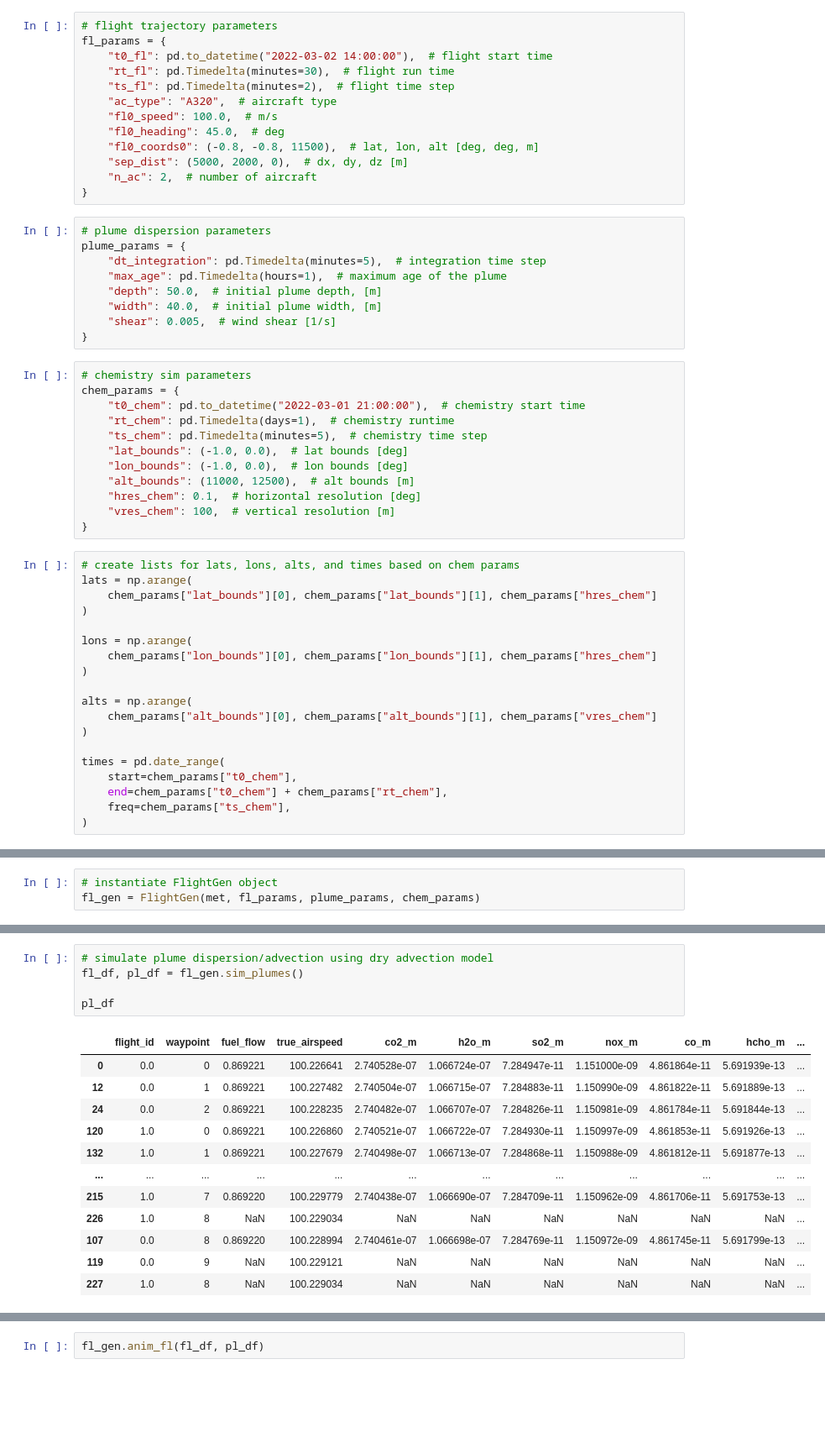
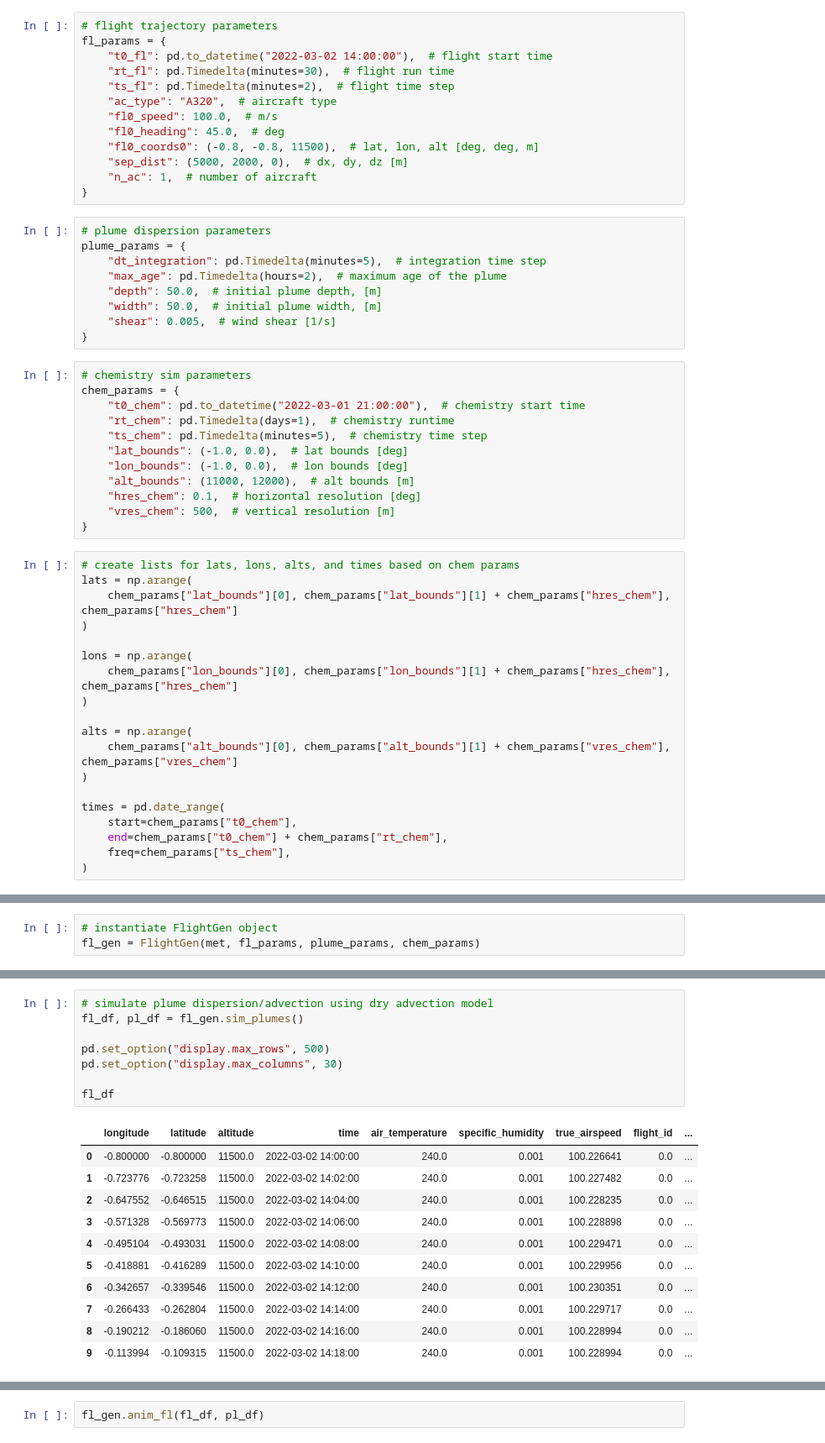
Before and after one commit to ktait98/pycontrails_kt, a Jupyter notebook: docs/notebooks/boxm.ipynb, the cells around one changed output, grey strips where cells are left out. Shown at 84% size. Saved outputs shown, nothing was run; the diff lists cells and outputs as text; blank space fills up the shorter version.

```diff
--- a/docs/notebooks/boxm.ipynb
+++ b/docs/notebooks/boxm.ipynb
@@ -49,15 +49,15 @@ fl_params = {
     "fl0_heading": 45.0,  # deg
     "fl0_coords0": (-0.8, -0.8, 11500),  # lat, lon, alt [deg, deg, m]
     "sep_dist": (5000, 2000, 0),  # dx, dy, dz [m]
-    "n_ac": 2,  # number of aircraft
+    "n_ac": 1,  # number of aircraft
 }
 # %%
 # plume dispersion parameters
 plume_params = {
     "dt_integration": pd.Timedelta(minutes=5),  # integration time step
-    "max_age": pd.Timedelta(hours=1),  # maximum age of the plume
+    "max_age": pd.Timedelta(hours=2),  # maximum age of the plume
     "depth": 50.0,  # initial plume depth, [m]
-    "width": 40.0,  # initial plume width, [m]
+    "width": 50.0,  # initial plume width, [m]
     "shear": 0.005,  # wind shear [1/s]
 }
 # %%
@@ -68,22 +68,22 @@ chem_params = {
     "ts_chem": pd.Timedelta(minutes=5),  # chemistry time step
     "lat_bounds": (-1.0, 0.0),  # lat bounds [deg]
     "lon_bounds": (-1.0, 0.0),  # lon bounds [deg]
-    "alt_bounds": (11000, 12500),  # alt bounds [m]
+    "alt_bounds": (11000, 12000),  # alt bounds [m]
     "hres_chem": 0.1,  # horizontal resolution [deg]
-    "vres_chem": 100,  # vertical resolution [m]
+    "vres_chem": 500,  # vertical resolution [m]
 }
 # %%
 # create lists for lats, lons, alts, and times based on chem params
 lats = np.arange(
-    chem_params["lat_bounds"][0], chem_params["lat_bounds"][1], chem_params["hres_chem"]
+    chem_params["lat_bounds"][0], chem_params["lat_bounds"][1] + chem_params["hres_chem"], chem_params["hres_chem"]
 )
 
 lons = np.arange(
-    chem_params["lon_bounds"][0], chem_params["lon_bounds"][1], chem_params["hres_chem"]
+    chem_params["lon_bounds"][0], chem_params["lon_bounds"][1] + chem_params["hres_chem"], chem_params["hres_chem"]
 )
 
 alts = np.arange(
-    chem_params["alt_bounds"][0], chem_params["alt_bounds"][1], chem_params["vres_chem"]
+    chem_params["alt_bounds"][0], chem_params["alt_bounds"][1] + chem_params["vres_chem"], chem_params["vres_chem"]
 )
 
 times = pd.date_range(
@@ -191,18 +222,20 @@ for i in fl:
 # %%
 # simulate plume dispersion/advection using dry advection model
 fl_df, pl_df = fl_gen.sim_plumes()
 
-pl_df
+pd.set_option("display.max_rows", 500)
+pd.set_option("display.max_columns", 30)
+
+fl_df
 # %% [output]
-|  | flight_id | waypoint | fuel_flow | true_airspeed | co2_m | h2o_m | so2_m | nox_m | co_m | hcho_m | ... |
-| 0 | 0.0 | 0 | 0.869221 | 100.226641 | 2.740528e-07 | 1.066724e-07 | 7.284947e-11 | 1.151000e-09 | 4.861864e-11 | 5.691939e-13 | ... |
-| 12 | 0.0 | 1 | 0.869221 | 100.227482 | 2.740504e-07 | 1.066715e-07 | 7.284883e-11 | 1.150990e-09 | 4.861822e-11 | 5.691889e-13 | ... |
-| 24 | 0.0 | 2 | 0.869221 | 100.228235 | 2.740482e-07 | 1.066707e-07 | 7.284826e-11 | 1.150981e-09 | 4.861784e-11 | 5.691844e-13 | ... |
-| 120 | 1.0 | 0 | 0.869221 | 100.226860 | 2.740521e-07 | 1.066722e-07 | 7.284930e-11 | 1.150997e-09 | 4.861853e-11 | 5.691926e-13 | ... |
-| 132 | 1.0 | 1 | 0.869221 | 100.227679 | 2.740498e-07 | 1.066713e-07 | 7.284868e-11 | 1.150988e-09 | 4.861812e-11 | 5.691877e-13 | ... |
-| ... | ... | ... | ... | ... | ... | ... | ... | ... | ... | ... | ... |
-| 215 | 1.0 | 7 | 0.869220 | 100.229779 | 2.740438e-07 | 1.066690e-07 | 7.284709e-11 | 1.150962e-09 | 4.861706e-11 | 5.691753e-13 | ... |
-| 226 | 1.0 | 8 | NaN | 100.229034 | NaN | NaN | NaN | NaN | NaN | NaN | ... |
-| 107 | 0.0 | 8 | 0.869220 | 100.228994 | 2.740461e-07 | 1.066698e-07 | 7.284769e-11 | 1.150972e-09 | 4.861745e-11 | 5.691799e-13 | ... |
-| 119 | 0.0 | 9 | NaN | 100.229121 | NaN | NaN | NaN | NaN | NaN | NaN | ... |
-| 227 | 1.0 | 8 | NaN | 100.229034 | NaN | NaN | NaN | NaN | NaN | NaN | ... |
+|  | longitude | latitude | altitude | time | air_temperature | specific_humidity | true_airspeed | flight_id | ... |
+| 0 | -0.800000 | -0.800000 | 11500.0 | 2022-03-02 14:00:00 | 240.0 | 0.001 | 100.226641 | 0.0 | ... |
+| 1 | -0.723776 | -0.723258 | 11500.0 | 2022-03-02 14:02:00 | 240.0 | 0.001 | 100.227482 | 0.0 | ... |
+| 2 | -0.647552 | -0.646515 | 11500.0 | 2022-03-02 14:04:00 | 240.0 | 0.001 | 100.228235 | 0.0 | ... |
+| 3 | -0.571328 | -0.569773 | 11500.0 | 2022-03-02 14:06:00 | 240.0 | 0.001 | 100.228898 | 0.0 | ... |
+| 4 | -0.495104 | -0.493031 | 11500.0 | 2022-03-02 14:08:00 | 240.0 | 0.001 | 100.229471 | 0.0 | ... |
+| 5 | -0.418881 | -0.416289 | 11500.0 | 2022-03-02 14:10:00 | 240.0 | 0.001 | 100.229956 | 0.0 | ... |
+| 6 | -0.342657 | -0.339546 | 11500.0 | 2022-03-02 14:12:00 | 240.0 | 0.001 | 100.230351 | 0.0 | ... |
+| 7 | -0.266433 | -0.262804 | 11500.0 | 2022-03-02 14:14:00 | 240.0 | 0.001 | 100.229717 | 0.0 | ... |
+| 8 | -0.190212 | -0.186060 | 11500.0 | 2022-03-02 14:16:00 | 240.0 | 0.001 | 100.228994 | 0.0 | ... |
+| 9 | -0.113994 | -0.109315 | 11500.0 | 2022-03-02 14:18:00 | 240.0 | 0.001 | 100.228994 | 0.0 | ... |
```
Also changed, not shown: parts of 14 cells of this notebook, 5 other files.
